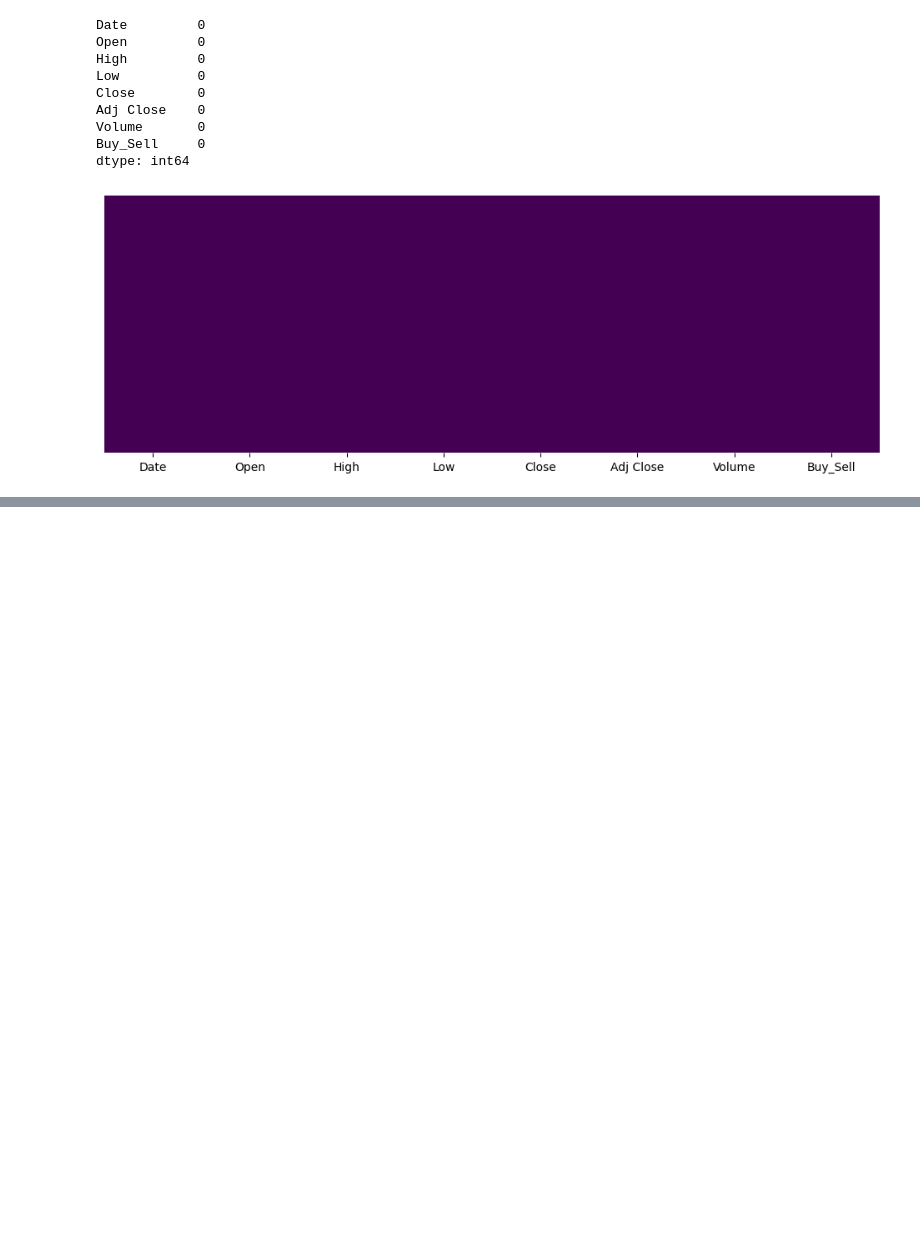
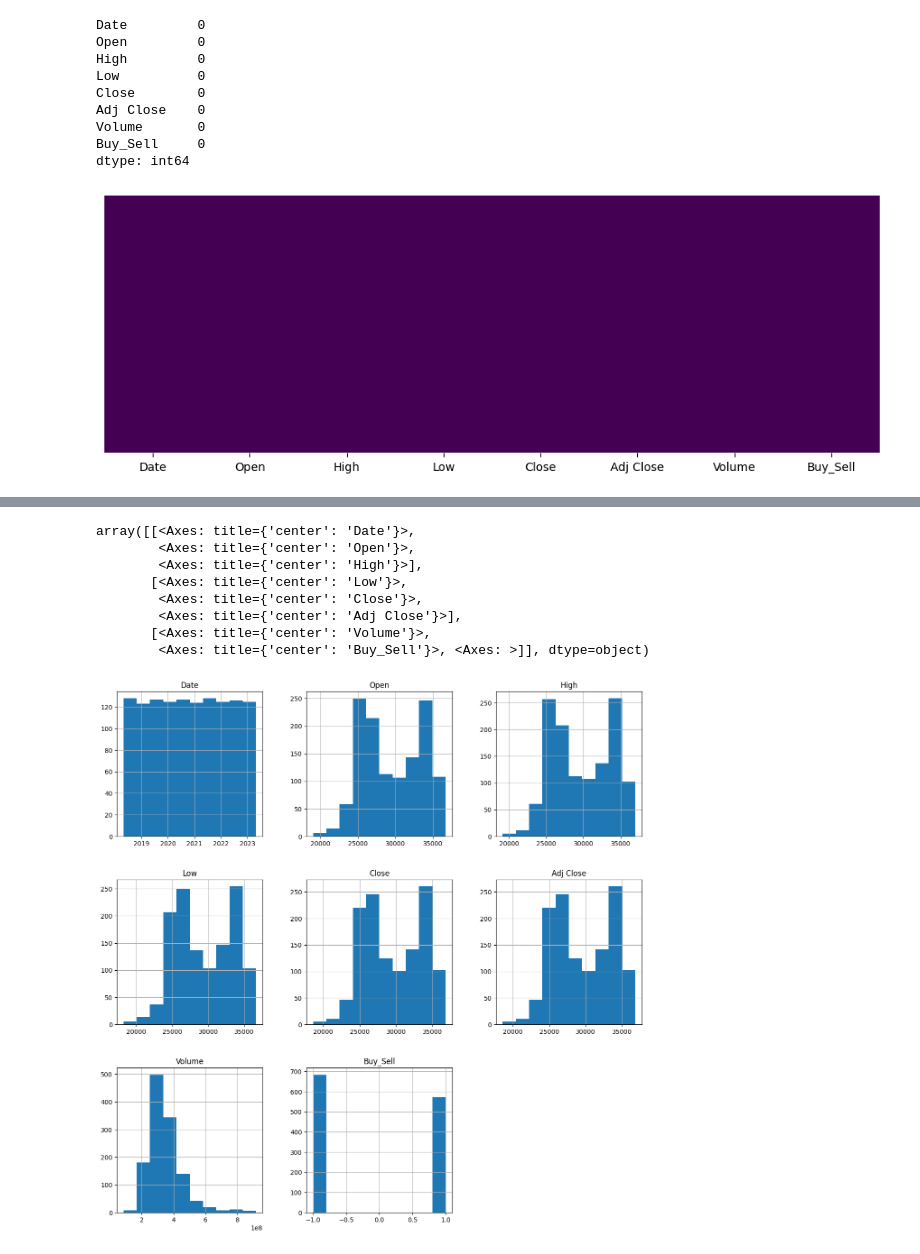
Before and after one commit to Pasindu-Madhuwantha/Machine-Learning-Assignment, a Jupyter notebook: 2. notebooks/IT20609030/Logistic_Regression_Model_for_Stock_Price_Prediction.ipynb, the cells around one changed output, grey strips where cells are left out. Cells and saved outputs as stored; diff of their text form; code cells hidden in the pictures; blank space fills up the shorter version.

```diff
--- a/2. notebooks/IT20609030/Logistic_Regression_Model_for_Stock_Price_Prediction.ipynb
+++ b/2. notebooks/IT20609030/Logistic_Regression_Model_for_Stock_Price_Prediction.ipynb
@@ -82,0 +146,13 @@ plt.savefig("Figure 1: Heatmap for Null Values")
+# %%
+# Histogram per each numerical column in dataset
+dataset.hist(figsize=(15, 15))
+# %% [output]
+array([[<Axes: title={'center': 'Date'}>,
+        <Axes: title={'center': 'Open'}>,
+        <Axes: title={'center': 'High'}>],
+       [<Axes: title={'center': 'Low'}>,
+        <Axes: title={'center': 'Close'}>,
+        <Axes: title={'center': 'Adj Close'}>],
+       [<Axes: title={'center': 'Volume'}>,
+        <Axes: title={'center': 'Buy_Sell'}>, <Axes: >]], dtype=object)
+[figure, added]
```
Also changed, not shown: parts of 34 cells of this notebook.
